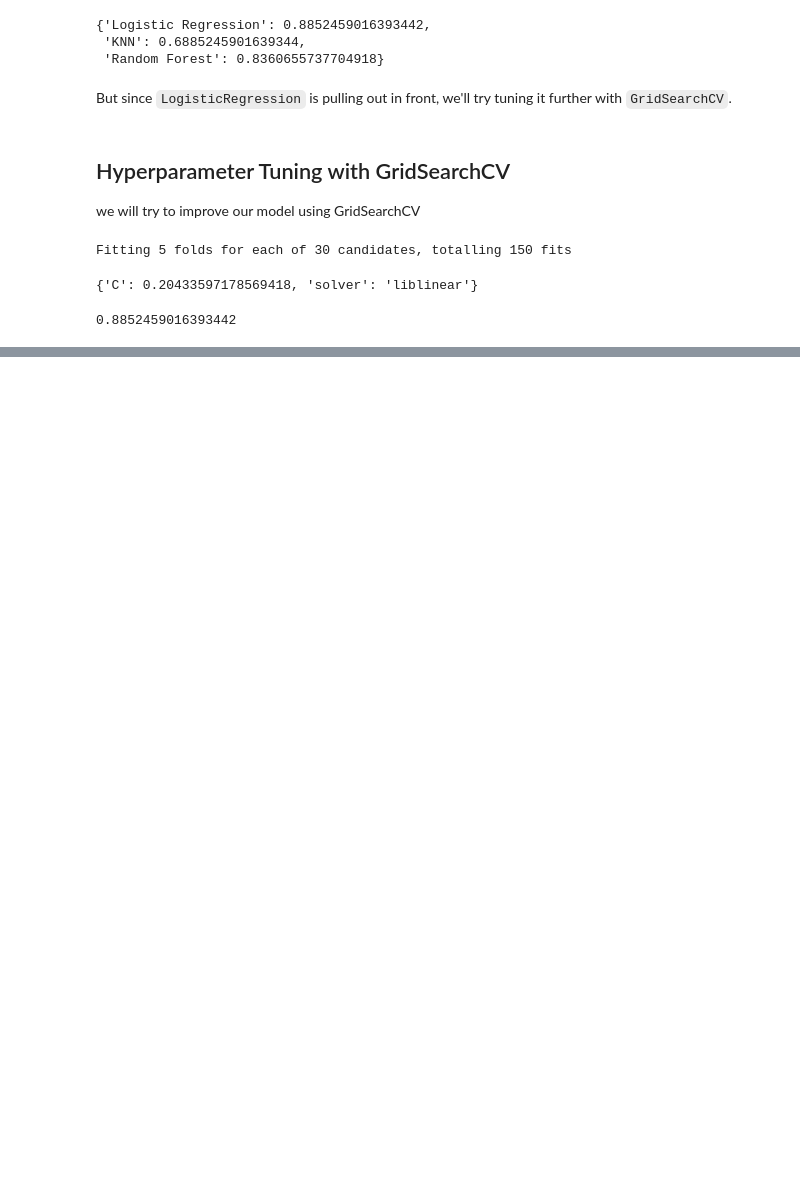
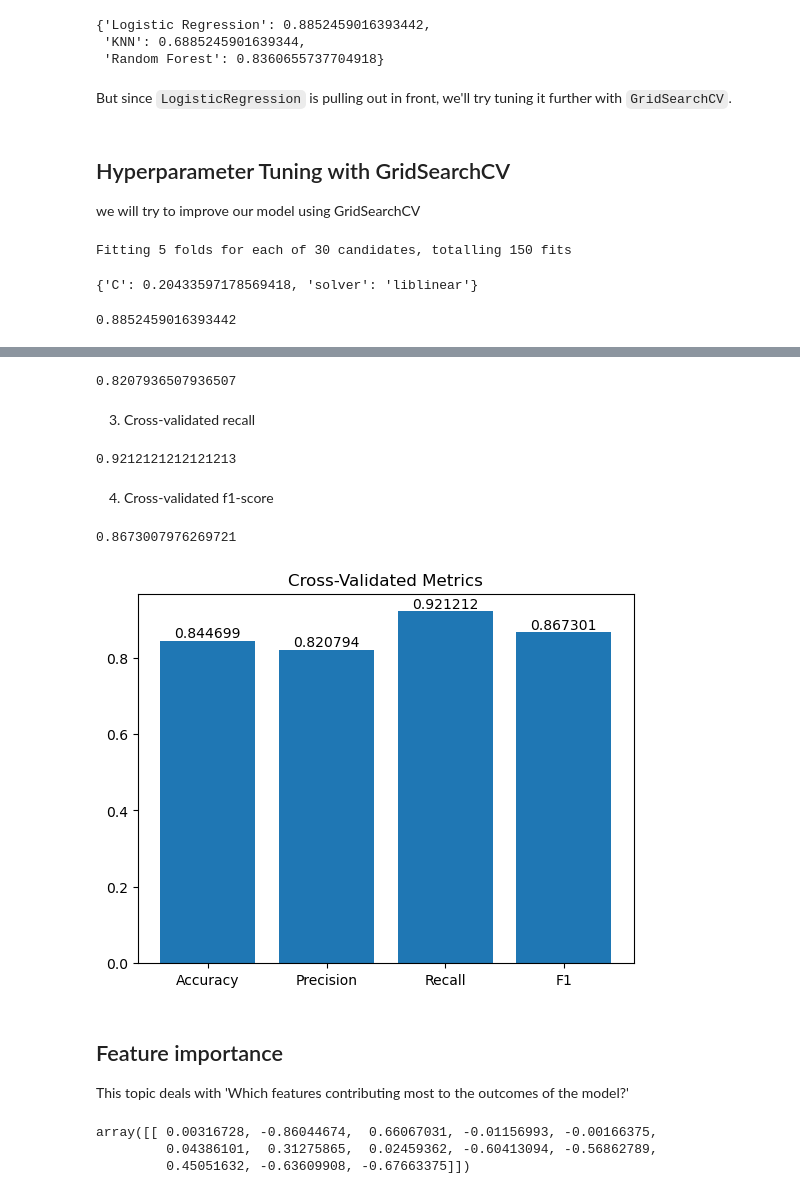
Before and after one commit to kunalprakash1309/heart-disease-prediction, a Jupyter notebook: heart-disease-prediction.ipynb, the cells around one changed output, grey strips where cells are left out. Cells and saved outputs as stored; diff of their text form; code cells hidden in the pictures; blank space fills up the shorter version.

```diff
--- a/heart-disease-prediction.ipynb
+++ b/heart-disease-prediction.ipynb
@@ -711,0 +825,3 @@ gs_log_reg.score(X_test, y_test)
+# %%
+cv_acc = np.mean(cv_acc)
+cv_acc
@@ -711,0 +832,51 @@ gs_log_reg.score(X_test, y_test)
+# %%
+cv_precision = cross_val_score(clf,
+                              X,
+                              y,
+                              cv=5,
+                              scoring="precision")
+
+cv_precision = np.mean(cv_precision)
+cv_precision
+# %% [output]
+0.8207936507936507
+# %% [markdown]
+3. Cross-validated recall
+# %%
+cv_recall = cross_val_score(clf,
+                            X,
+                            y,
+                            cv=5,
+                            scoring="recall")
+
+cv_recall = np.mean(cv_recall)
+cv_recall
+# %% [output]
+0.9212121212121213
+# %% [markdown]
+4. Cross-validated f1-score
+# %%
+cv_f1 = cross_val_score(clf,
+                       X,
+                       y,
+                       cv=5,
+                       scoring="f1")
+cv_f1 = np.mean(cv_f1)
+cv_f1
+# %% [output]
+0.8673007976269721
+# %%
+# Visualize cross-validated metrics
+
+metric_names = ['Accuracy', 'Precision', 'Recall', 'F1']
+metric_value = [cv_acc, cv_precision, cv_recall, cv_f1]
+
+fig, ax = plt.subplots()
+bar_container = ax.bar(metric_names, metric_value)
+ax.bar_label(bar_container)
+ax.set_title("Cross-Validated Metrics");
+# %% [output]
+[figure, added]
+# %% [markdown]
+## Feature importance
+This topic deals with 'Which features contributing most to the outcomes of the model?'
@@ -711,0 +889,6 @@ gs_log_reg.score(X_test, y_test)
+# %%
+clf.coef_
+# %% [output]
+array([[ 0.00316728, -0.86044674,  0.66067031, -0.01156993, -0.00166375,
+         0.04386101,  0.31275865,  0.02459362, -0.60413094, -0.56862789,
+         0.45051632, -0.63609908, -0.67663375]])
```
Also changed, not shown: parts of 32 cells of this notebook.
